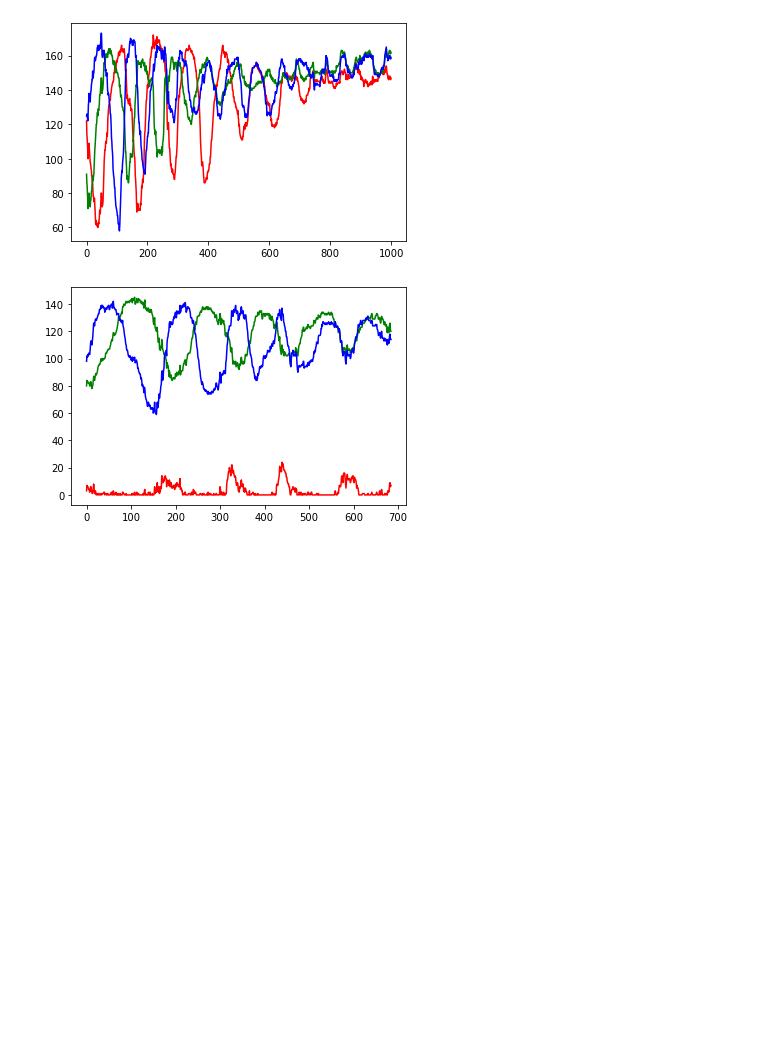
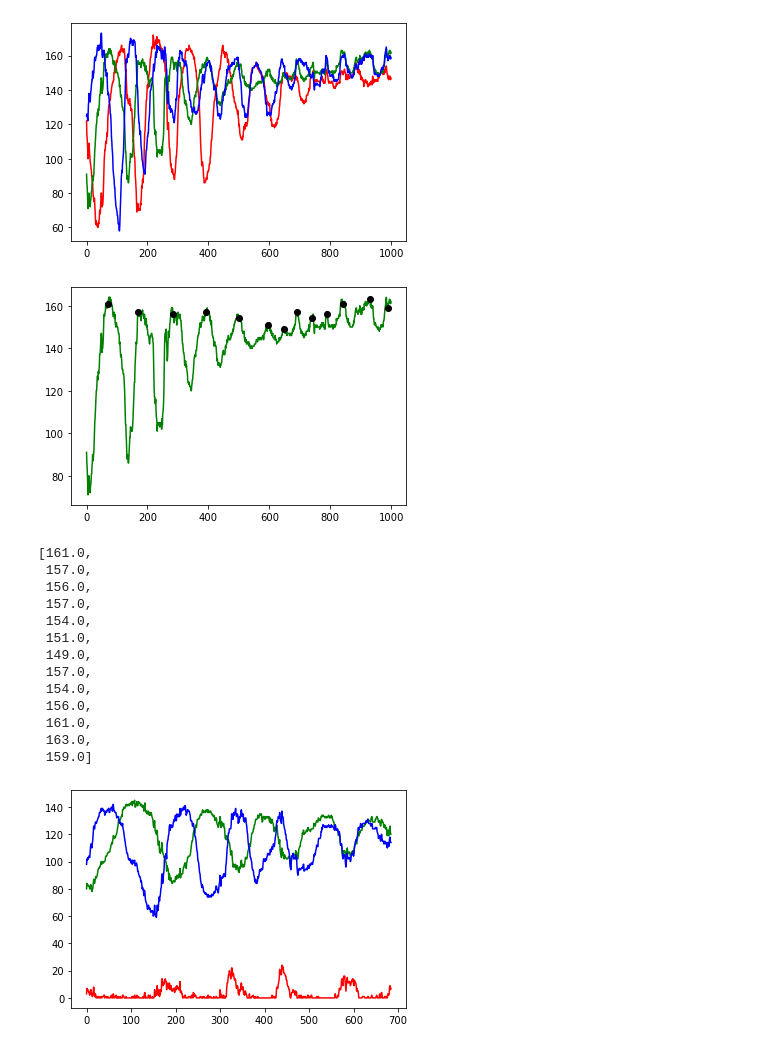
Before and after one commit to teoyi/scientific-computing-archive, a Jupyter notebook: optics/LR2/LR2.ipynb, the cells around one changed output. Drawn from its saved outputs; the diff is of its cells as text; code cells hidden in the pictures; blank space fills up the shorter version.

Commit message:
Attempted to use scipy to find peaks and troughs on dataset

```diff
--- a/optics/LR2/LR2.ipynb
+++ b/optics/LR2/LR2.ipynb
@@ -21,6 +23,49 @@ plt.plot(df_w2.index, df_w2['B'], color ='blue')
 plt.show()
 # %% [output]
 [figure]
+# %%
+arr_size = len(df_w2['G'])
+expected_num = 18
+expected_width = arr_size // expected_num // 2
+peaks = scipy.signal.find_peaks_cwt(df_w2['G'], np.linspace(2, expected_width, 10))
+
+value = []
+peak_loc = []
+
+for loc in peaks:
+    peak_loc.append(loc)
+for loc in peak_loc:
+    value.append(df_w2.iloc[loc]['G'])
+
+redundant_pt = [2,3,4,5,5]
+for index in redundant_pt:
+    value.pop(index)
+    peak_loc.pop(index)
+
+plt.plot(df_w2.index, df_w2['G'], color ='green', zorder = 0)
+# for peak in peaks:
+#     plt.axvline(peak, ls='--')
+plt.scatter(peak_loc, value, zorder =1, color = 'black')
+plt.show()
+
+
+peak_loc
+value
+# %% [output]
+[figure, added]
+[161.0,
+ 157.0,
+ 156.0,
+ 157.0,
+ 154.0,
+ 151.0,
+ 149.0,
+ 157.0,
+ 154.0,
+ 156.0,
+ 161.0,
+ 163.0,
+ 159.0]
 # %%
 # For cyan light
 df_c = pd.read_csv('./cyan.csv')
```
Also changed, not shown: parts of 1 cell of this notebook.
